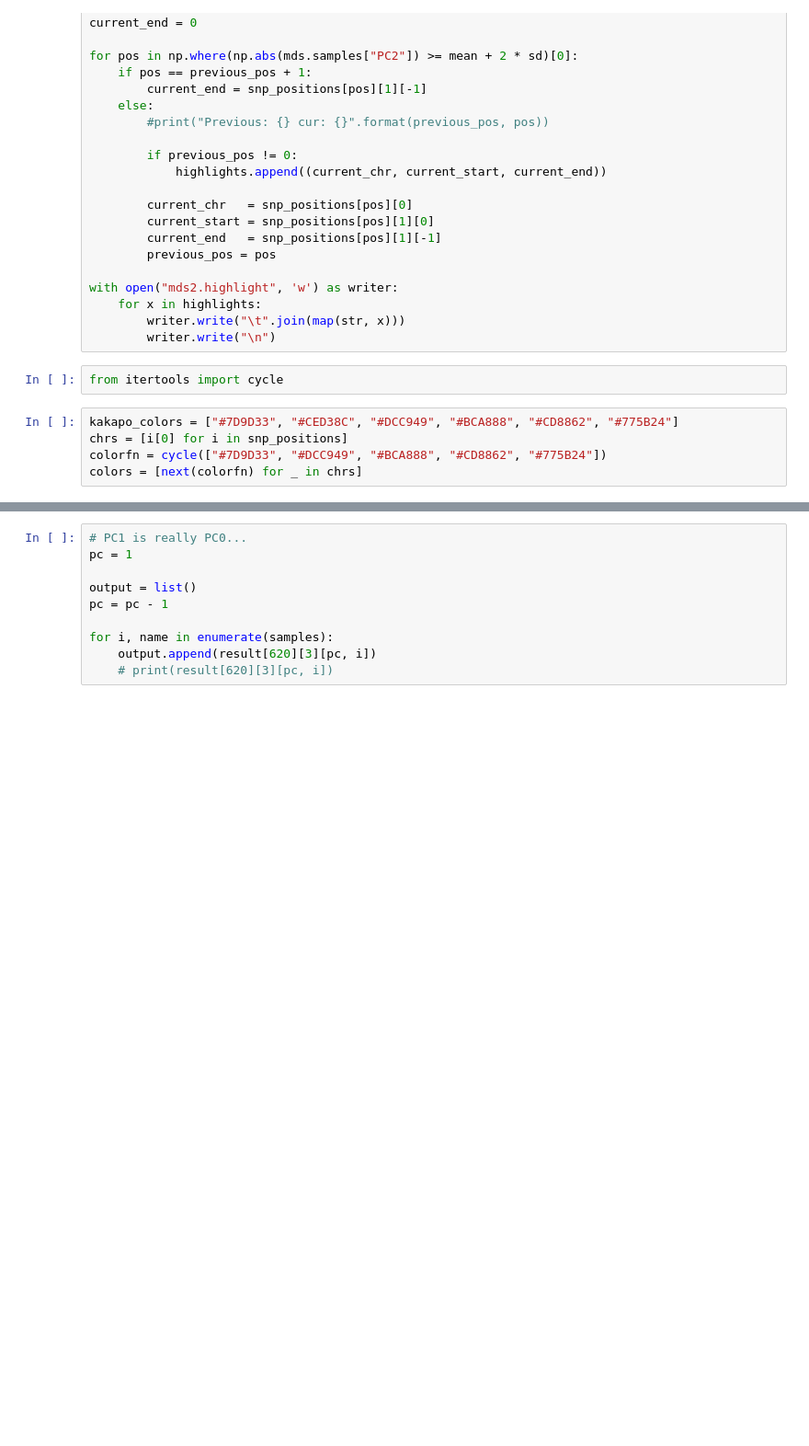
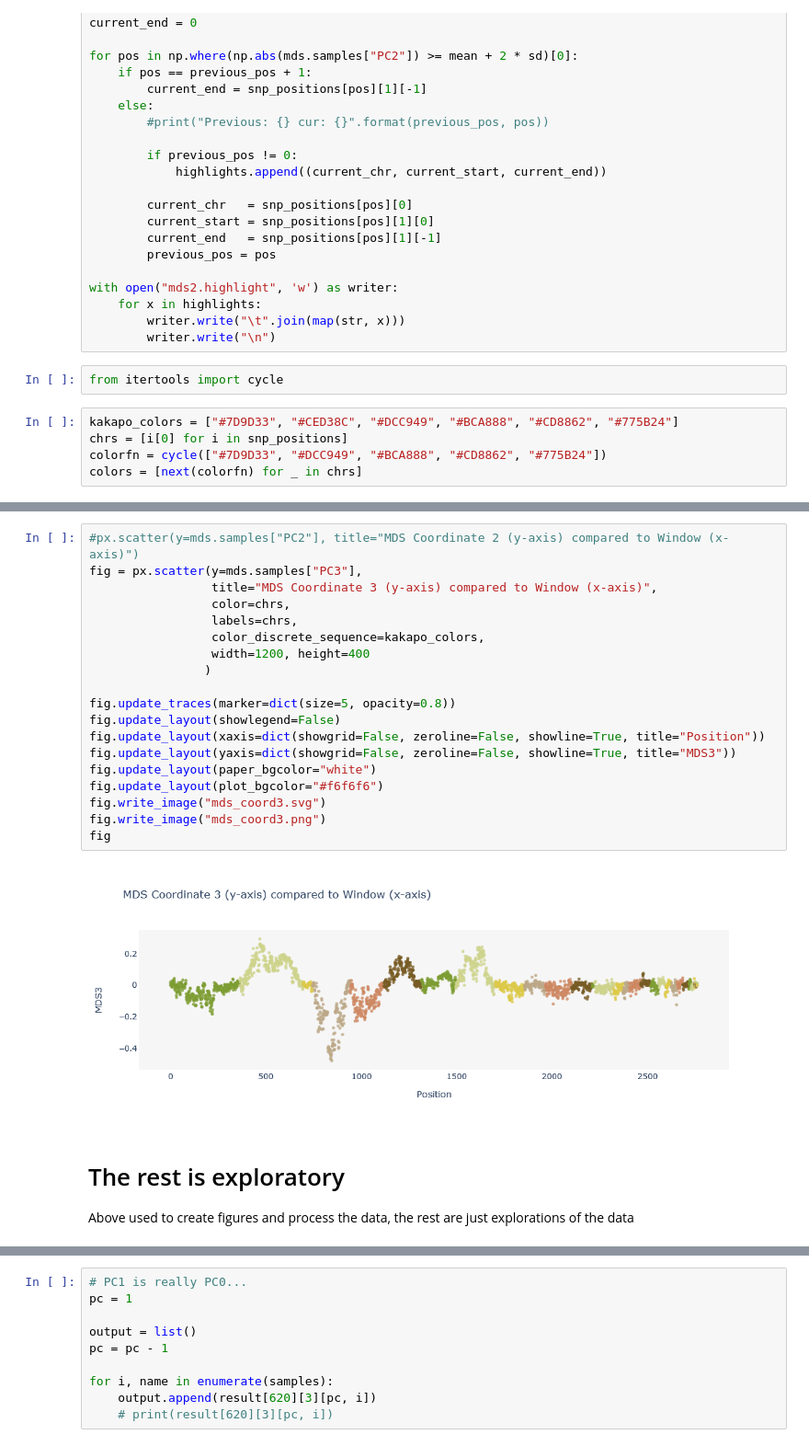
Before and after one commit to GenomicsAotearoa/Kakapo, a Jupyter notebook: ANALYSIS_localpca/Local PCA - All.ipynb, the cells around one changed output, grey strips where cells are left out. Shown at 92% size. Saved outputs shown, nothing was run; the diff lists cells and outputs as text; blank space fills up the shorter version.

```diff
--- a/ANALYSIS_localpca/Local PCA - All.ipynb
+++ b/ANALYSIS_localpca/Local PCA - All.ipynb
@@ -187,2 +201,27 @@ fig
+# %%
+#px.scatter(y=mds.samples["PC2"], title="MDS Coordinate 2 (y-axis) compared to Window (x-axis)")
+fig = px.scatter(y=mds.samples["PC3"],
+                 title="MDS Coordinate 3 (y-axis) compared to Window (x-axis)",
+                 color=chrs,
+                 labels=chrs,
+                 color_discrete_sequence=kakapo_colors,
+                 width=1200, height=400
+                )
+
+fig.update_traces(marker=dict(size=5, opacity=0.8))
+fig.update_layout(showlegend=False)
+fig.update_layout(xaxis=dict(showgrid=False, zeroline=False, showline=True, title="Position"))
+fig.update_layout(yaxis=dict(showgrid=False, zeroline=False, showline=True, title="MDS3"))
+fig.update_layout(paper_bgcolor="white")
+fig.update_layout(plot_bgcolor="#f6f6f6")
+fig.write_image("mds_coord3.svg")
+fig.write_image("mds_coord3.png")
+fig
+# %% [output]
+[figure, added]
+# %% [markdown]
+# The rest is exploratory
+
+Above used to create figures and process the data, the rest are just explorations of the data
 # %%
 [np.mean(mds.samples["PC1"]), np.std(mds.samples["PC1"])]
```
Also changed, not shown: parts of 39 cells of this notebook, 8 other files.
